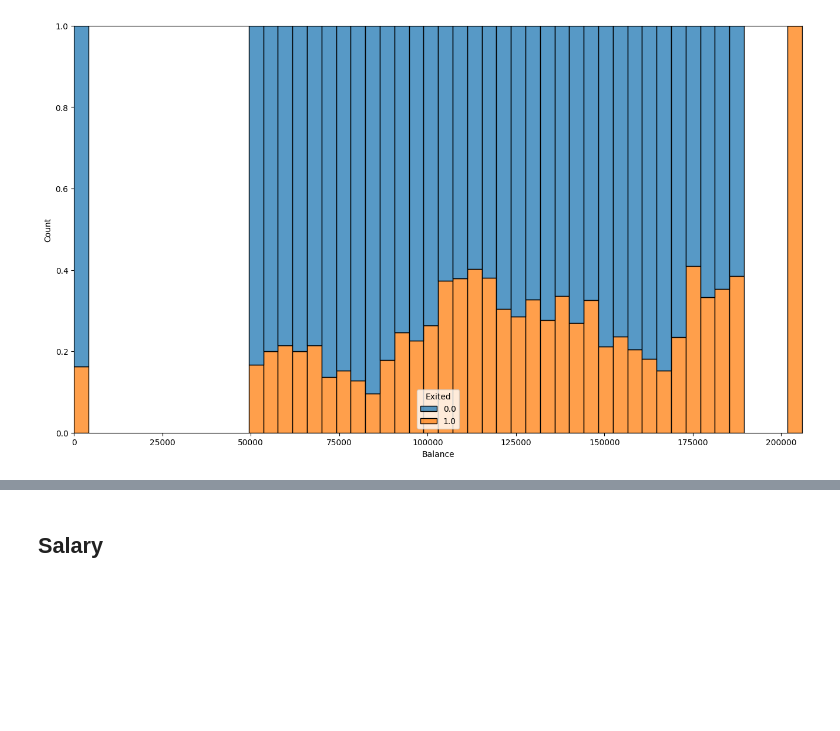
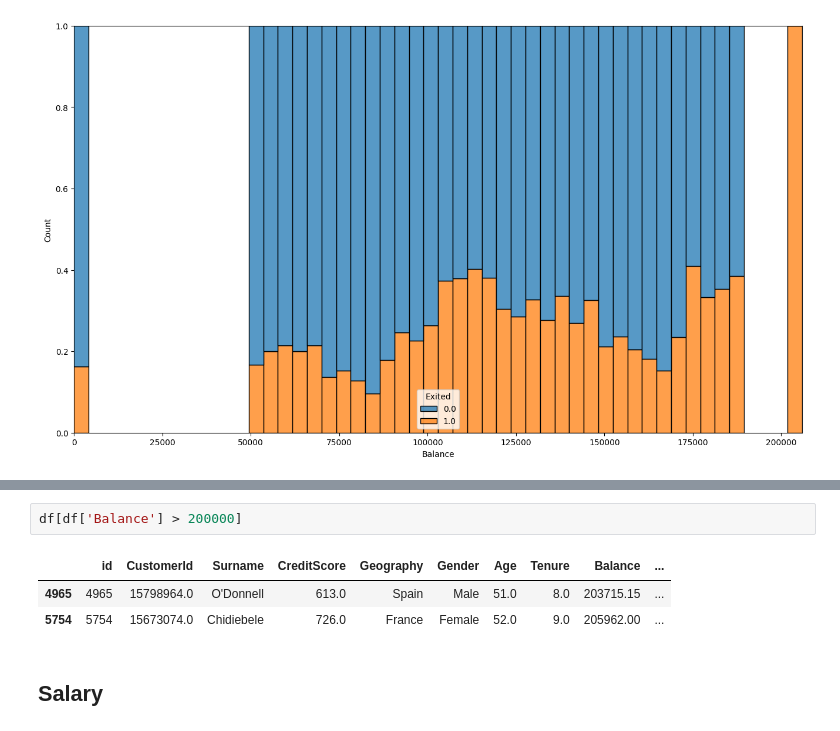
Before and after one commit to gavrilovAlikhan/ML-Practice, a Jupyter notebook: Bank Churn (MLinside)/bank_churn.ipynb, the cells around one changed output, grey strips where cells are left out. Drawn from its saved outputs; the diff is of its cells as text; blank space fills up the shorter version.

```diff
--- a/Bank Churn (MLinside)/bank_churn.ipynb
+++ b/Bank Churn (MLinside)/bank_churn.ipynb
@@ -294,3 +315,9 @@ sns.histplot(
+# %%
+df[df['Balance'] > 200000]
+# %% [output]
+|  | id | CustomerId | Surname | CreditScore | Geography | Gender | Age | Tenure | Balance | ... |
+| 4965 | 4965 | 15798964.0 | O'Donnell | 613.0 | Spain | Male | 51.0 | 8.0 | 203715.15 | ... |
+| 5754 | 5754 | 15673074.0 | Chidiebele | 726.0 | France | Female | 52.0 | 9.0 | 205962.00 | ... |
 # %% [markdown]
 ## Salary
 # %%
```
Also changed, not shown: parts of 16 cells of this notebook.
